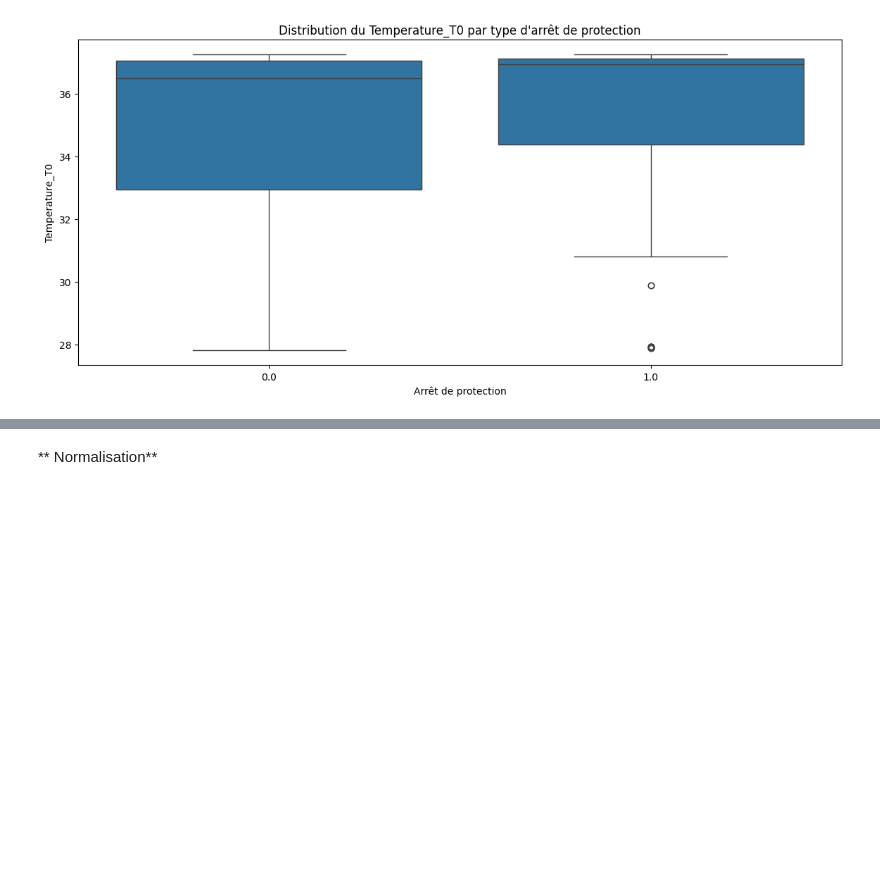
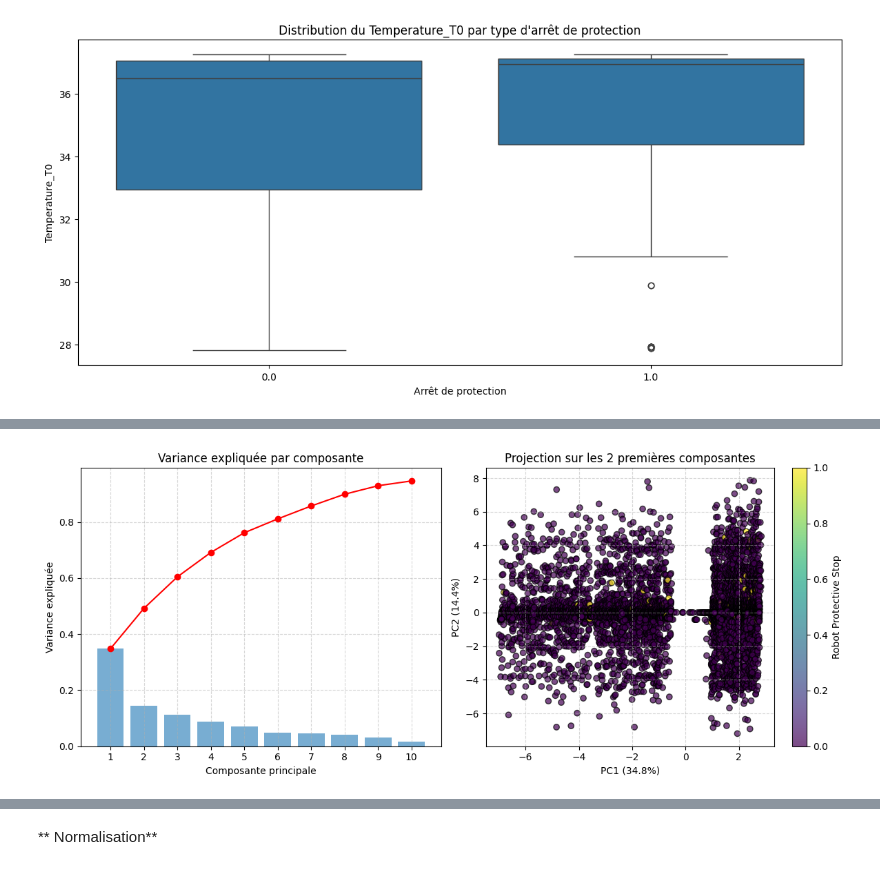
Before and after one commit to Garehmalika/Prediction-of-Protection-Stops-for-a-Cobot, a Jupyter notebook: Prediction_of_Protection_Stops_for_a_Cobot.ipynb, the cells around one changed output, grey strips where cells are left out. Drawn from its saved outputs; the diff is of its cells as text; code cells hidden in the pictures; blank space fills up the shorter version.

```diff
--- a/Prediction_of_Protection_Stops_for_a_Cobot.ipynb
+++ b/Prediction_of_Protection_Stops_for_a_Cobot.ipynb
@@ -264,0 +268,86 @@ plt.show()
+# %%
+import numpy as np
+import pandas as pd
+from sklearn.decomposition import PCA
+from sklearn.preprocessing import StandardScaler
+import matplotlib.pyplot as plt
+
+# Supposons que vous avez déjà un DataFrame `df`
+df['Timestamp'] = pd.to_datetime(df['Timestamp'], errors='coerce')
+
+# Séparer les caractéristiques et la cible
+X = df.drop(columns=['Robot_ProtectiveStop', 'Timestamp'])
+y = df['Robot_ProtectiveStop']
+
+# 1. Normalisation des données
+scaler = StandardScaler()
+X_scaled = scaler.fit_transform(X)
+
+# 2. Application du PCA pour réduire à 10 composants principaux
+pca = PCA(n_components=10)
+X_pca = pca.fit_transform(X_scaled)
+
+# 3. Affichage amélioré des résultats du PCA
+print("═"*50)
+print("ANALYSE EN COMPOSANTES PRINCIPALES (PCA)")
+print("═"*50)
+
+# Tableau de variance expliquée
+print("\n" + "─"*50)
+print("Variance expliquée par chaque composante :")
+print("─"*50)
+for i, var in enumerate(pca.explained_variance_ratio_, 1):
+    print(f"Composante {i}: {var*100:.2f}%")
+
+# Variance cumulée
+print("\n" + "─"*50)
+print("Variance cumulée :")
+print("─"*50)
+cumulative_var = np.cumsum(pca.explained_variance_ratio_)
+for i, var in enumerate(cumulative_var, 1):
+    print(f"{i} composantes: {var*100:.2f}%")
+
+# 4. Visualisation améliorée
+plt.figure(figsize=(12, 5))
+
+# Variance expliquée
+plt.subplot(1, 2, 1)
+plt.bar(range(1, 11), pca.explained_variance_ratio_, alpha=0.6)
+plt.plot(range(1, 11), cumulative_var, 'r-o')
+plt.title('Variance expliquée par composante')
+plt.xlabel('Composante principale')
+plt.ylabel('Variance expliquée')
+plt.xticks(range(1, 11))
+plt.grid(True, linestyle='--', alpha=0.5)
+
+# Projection des données
+plt.subplot(1, 2, 2)
+scatter = plt.scatter(X_pca[:, 0], X_pca[:, 1], c=y, cmap='viridis',
+                     alpha=0.7, edgecolor='k')
+plt.title('Projection sur les 2 premières composantes')
+plt.xlabel(f'PC1 ({pca.explained_variance_ratio_[0]*100:.1f}%)')
+plt.ylabel(f'PC2 ({pca.explained_variance_ratio_[1]*100:.1f}%)')
+plt.colorbar(scatter, label='Robot Protective Stop')
+plt.grid(True, linestyle='--', alpha=0.5)
+
+plt.tight_layout()
+plt.show()
+
+# 5. Affichage des données transformées
+print("\n" + "═"*50)
+print("DONNÉES TRANSFORMÉES (5 premières lignes)")
+print("═"*50)
+pca_df = pd.DataFrame(X_pca[:5],
+                     columns=[f'PC{i+1}' for i in range(10)],
+                     index=df.index[:5])
+print(pca_df)
+
+# 6. Composantes principales (chargements)
+print("\n" + "═"*50)
+print("COMPOSANTES PRINCIPALES (chargements)")
+print("═"*50)
+loadings = pd.DataFrame(pca.components_.T,
+                       columns=[f'PC{i+1}' for i in range(10)],
+                       index=X.columns)
+print(loadings)
+# %% [output]
@@ -264,0 +371 @@ plt.show()
+[figure, added]
```
Also changed, not shown: parts of 35 cells of this notebook.
